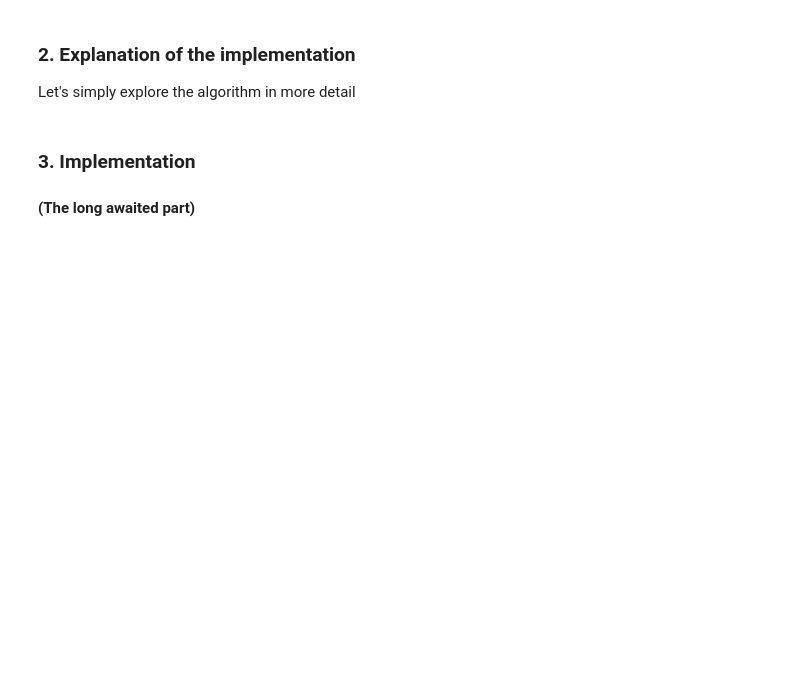
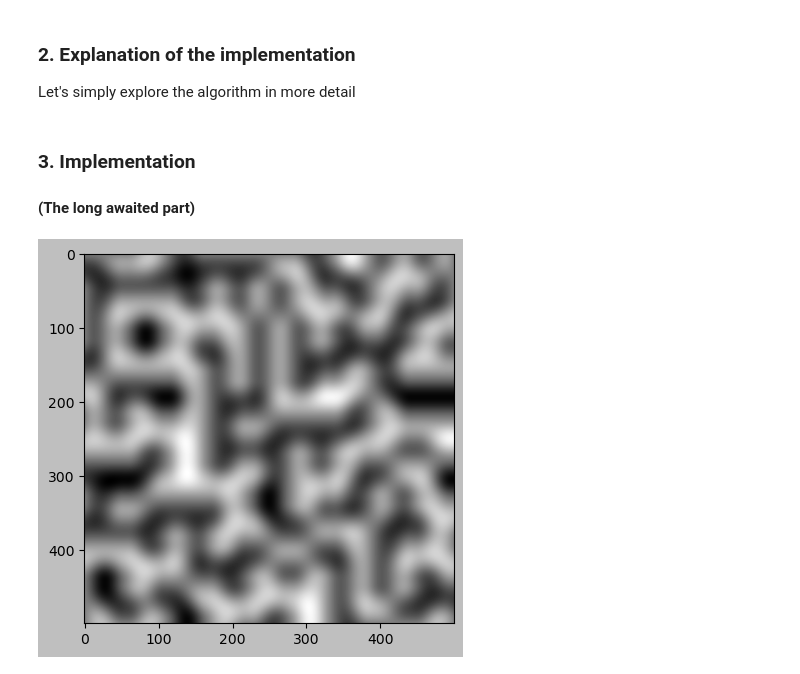
Before and after one commit to Deyan2306/Artificial-intelligence, a Jupyter notebook: Mathematics-For-Developers/02. High-School-Maths-Exercise/Perlin Noise.ipynb, the cells around one changed output. Cells and saved outputs as stored; diff of their text form; code cells hidden in the pictures; blank space fills up the shorter version.

Commit message:
Implemented the Perlin Noise

```diff
--- a/Mathematics-For-Developers/02. High-School-Maths-Exercise/Perlin Noise.ipynb
+++ b/Mathematics-For-Developers/02. High-School-Maths-Exercise/Perlin Noise.ipynb
@@ -19,0 +24,4 @@ Let's simply explore the algorithm in more detail
+# %%
+# Smoothing function
+def fade(f):
+    return 6 * f**5 - 15 * f**4 + 10 * f**3
@@ -20,2 +34,43 @@ Let's simply explore the algorithm in more detail
+# %%
+# Create evenly spaced out numbers in a specified interval
+lin_array = np.linspace(1, 10, 500, endpoint=False)
+
+# Create a grid using linear 1D arrays
+x, y = np.meshgrid(lin_array, lin_array)
 # %%
-# Here goes the implementation of the Perlin Noise (Probably later on :Д)
+# Create a permutation table, based on the number of pixels
+def p_noise(x, y, seed=0):
+    np.random.seed(seed) # Seed is the initial value we want to start with. This helps to keep the perlin graph smooth
+    ptable = np.arange(256, dtype=int)
+
+    # Shuffle our numbers in the table
+    np.random.shuffle(ptable)
+
+    # Create a 2D array and turn it one dimensional, so that we can apply our dot product interpolations easily
+    ptable = np.stack([ptable, ptable]).flatten()
+
+    # Grid coordinates
+    xi, yi = x.astype(int), y.astype(int)
+
+    # Distance the vector coordinates
+    xg, yg = x - xi, y - yi
+
+    # Apply the fade function to distance the coordinates
+    xf, yf = fade(xg), fade(yg)
+
+    # The gradient vector coordinates in the top left, top right, bottom left and bottom right
+    n00 = gradient(ptable[ptable[xi] + yi], xg, yg)
+    n01 = gradient(ptable[ptable[xi] + yi + 1], xg, yg - 1)
+    n11 = gradient(ptable[ptable[xi + 1] + yi + 1], xg - 1, yg - 1)
+    n10 = gradient(ptable[ptable[xi + 1] + yi], xg - 1, yg)
+
+    # Apply the linear interpolation
+    x1 = lerp(n00, n10, xf)
+    x2 = lerp(n01, n11, xf)
+    return lerp(x1, x2, yf)
+# %%
+# Generate the graph
+plot.imshow(p_noise(x, y, seed=1), origin='upper')
+plot.show()
+# %% [output]
+[figure, added]
```
Also changed, not shown: parts of 3 cells of this notebook, 1 other file.
